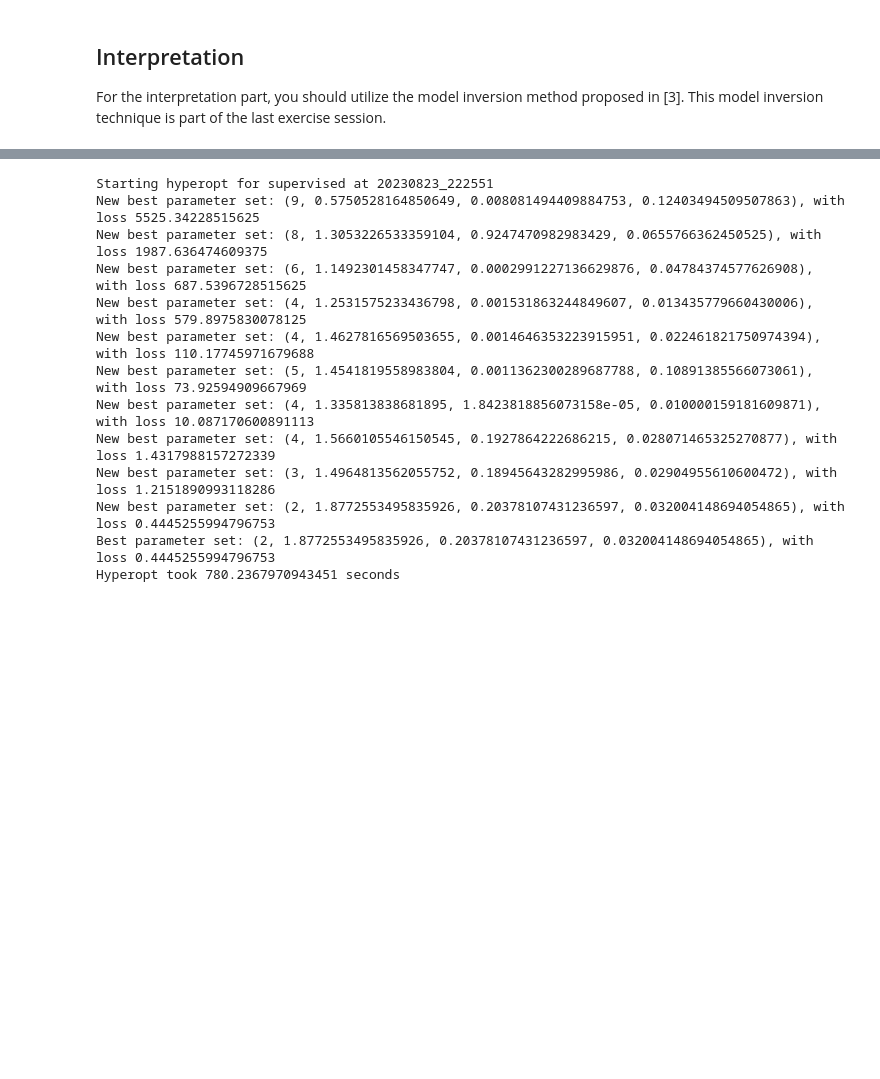
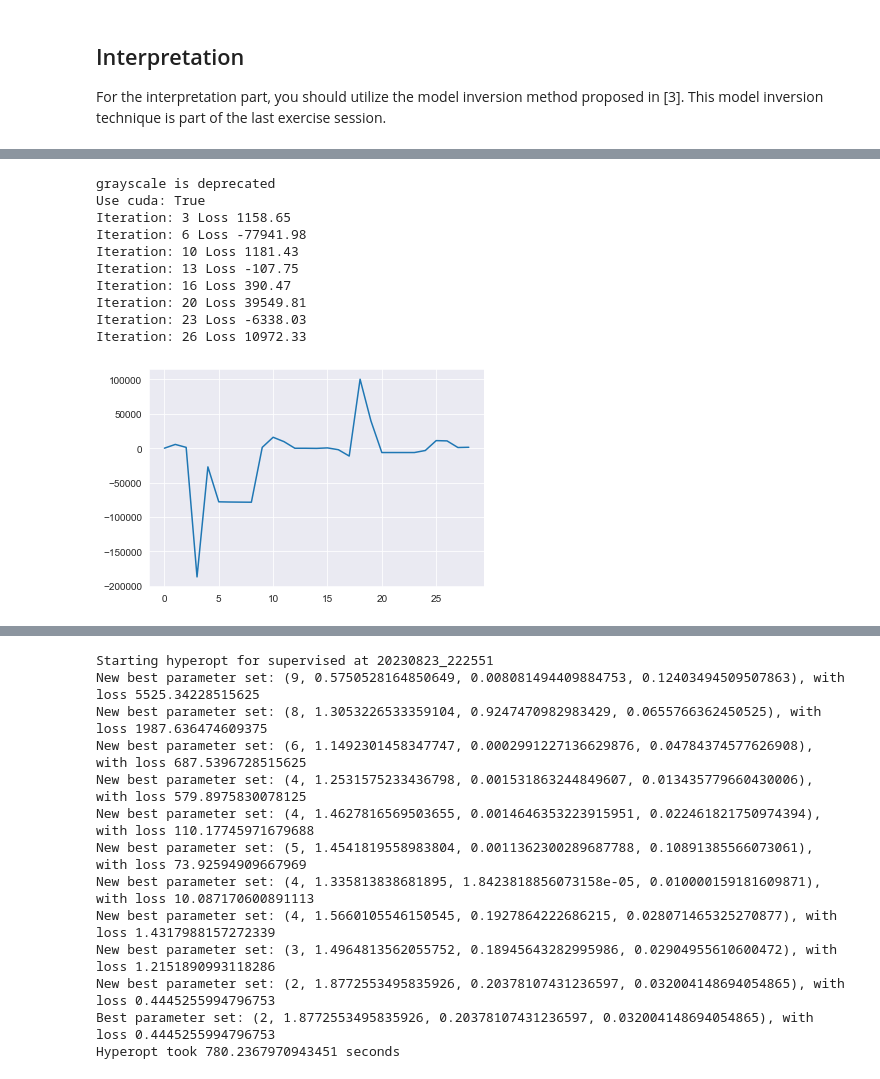
Before and after one commit to arnodeceuninck/ANN-Self-Supervised-Scene-Classification, a Jupyter notebook: evaluations.ipynb, the cells around one changed output, grey strips where cells are left out. Cells and saved outputs as stored; diff of their text form; code cells hidden in the pictures; blank space fills up the shorter version.

```diff
--- a/evaluations.ipynb
+++ b/evaluations.ipynb
@@ -416,3 +447,5 @@ tallbuilding & \includegraphics[width=0.2\textwidth,valign=m]{img/explanations/o
 ## Interpretation
 For the interpretation part, you should utilize the model inversion method proposed
 in [3]. This model inversion technique is part of the last exercise session.
+# %%
+model = load_model(MODEL_SAVES["supervised"])
@@ -419,20 +454,42 @@ in [3]. This model inversion technique is part of the last exercise session.
 # %%
 from RegularizedUnitSpecificImageGeneration import RegularizedClassSpecificImageGeneration
+import numpy as np
 
 # select 5 classes randomly
-target_classes = np.random.choice(LABELS, 5, replace=False)
-target_classes = ["street", "forest", "opencountry", "mountain", "tallbuilding"]
-target_classes = ["bedroom"]
+# target_classes = np.random.choice(LABELS, 5, replace=False)
+# target_classes = ["street", "forest", "opencountry", "mountain", "tallbuilding"]
+# target_classes = ["bedroom"]
 
 
-def get_interpretation(model, output_dir):
-    for target_class in target_classes:
-        print(f"Generating interpretation for class {target_class}")
-        target_class_idx = LABELS.index(target_class)
+def get_interpretation(model, output_dir, idx, silu=True,plot=True):
+    # for target_class in target_classes:
+    # print(f"Generating interpretation for class {target_class}")
+    # target_class_idx = LABELS.index(target_class)
 
-        csig = RegularizedClassSpecificImageGeneration(model, target_class_idx, output_dir=output_dir, grayscale=True)
+    csig = RegularizedClassSpecificImageGeneration(model, idx, output_dir=output_dir, grayscale=True, silu_output=silu, n_outputs=10)
 
-        csig.generate(iterations=150, blur_freq=6, blur_rad=0.1, wd=0.0005)
+    # csig.generate(iterations=150, blur_freq=6, blur_rad=0.1, wd=0.0005)
+    csig.generate(blur_freq=5, blur_rad=0.8, wd = 0.00005, iterations=30, initial_learning_rate=0.00005)
+
+    if plot:
+        loss_list = csig.loss_list
+        plt.plot(loss_list)
+        plt.show()
+# %%
+model = load_model(MODEL_SAVES["supervised"])
+get_interpretation(model, output_dir="outputs/interpretations/supervised", idx=70)
+# %% [output]
+grayscale is deprecated
+Use cuda: True
+Iteration: 3 Loss 1158.65
+Iteration: 6 Loss -77941.98
+Iteration: 10 Loss 1181.43
+Iteration: 13 Loss -107.75
+Iteration: 16 Loss 390.47
+Iteration: 20 Loss 39549.81
+Iteration: 23 Loss -6338.03
+Iteration: 26 Loss 10972.33
+[figure, added]
 # %%
 model = load_model(MODEL_SAVES["supervised"])
 get_interpretation(model, output_dir="outputs/interpretations/supervised2")
```
Also changed, not shown: parts of 16 cells of this notebook, 3 other files.
